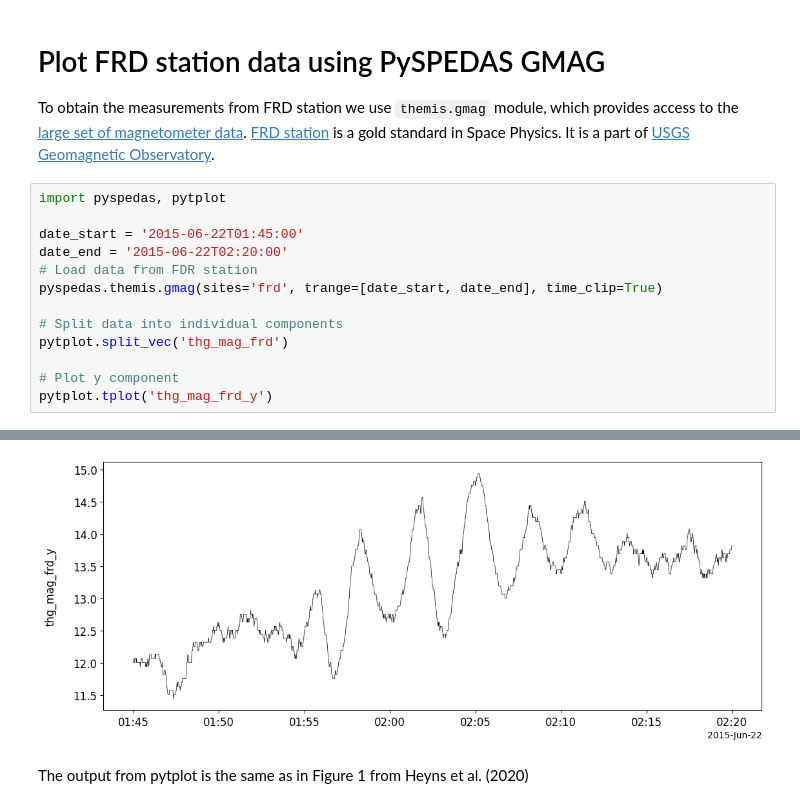
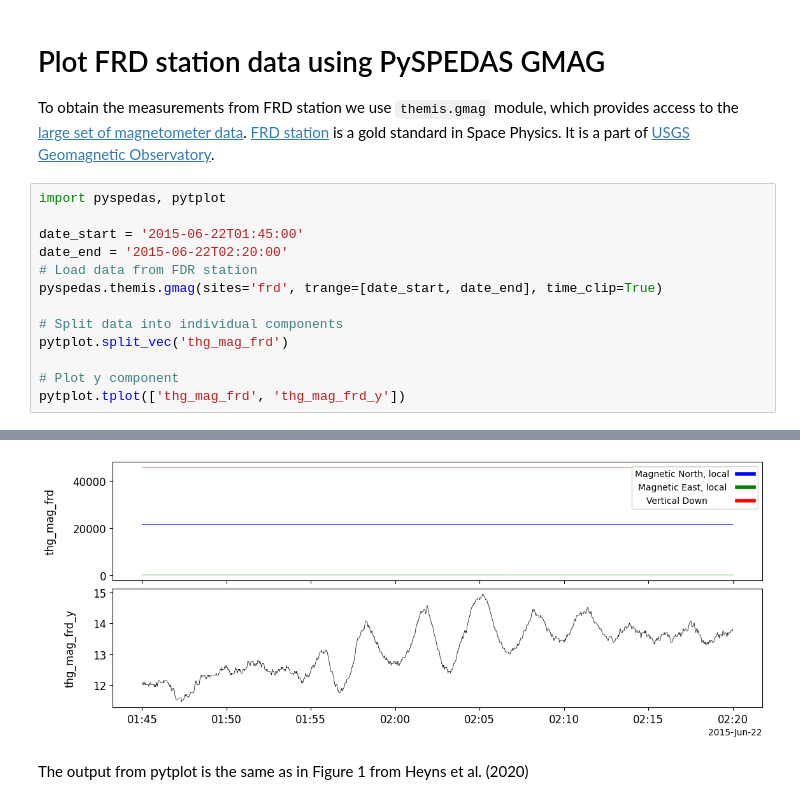
Before and after one commit to spedas/pyspedas, a Jupyter notebook: pyspedas/mth5/examples/comparison_with_published_results.ipynb, the cells around one changed output, grey strips where cells are left out. Cells and saved outputs as stored; diff of their text form.

```diff
--- a/pyspedas/mth5/examples/comparison_with_published_results.ipynb
+++ b/pyspedas/mth5/examples/comparison_with_published_results.ipynb
@@ -32,5 +32,5 @@ pyspedas.themis.gmag(sites='frd', trange=[date_start, date_end], time_clip=True)
 pytplot.split_vec('thg_mag_frd')
 
 # Plot y component
-pytplot.tplot('thg_mag_frd_y')
+pytplot.tplot(['thg_mag_frd', 'thg_mag_frd_y'])
 # %% [output]
@@ -40,4 +40,4 @@ pytplot.tplot('thg_mag_frd_y')
-[figure, old version]
+[figure, new version]
 # %% [markdown]
 The output from pytplot is the same as in Figure 1 from Heyns et al. (2020)
 # %% [markdown]
```
Also changed, not shown: parts of 7 cells of this notebook.
